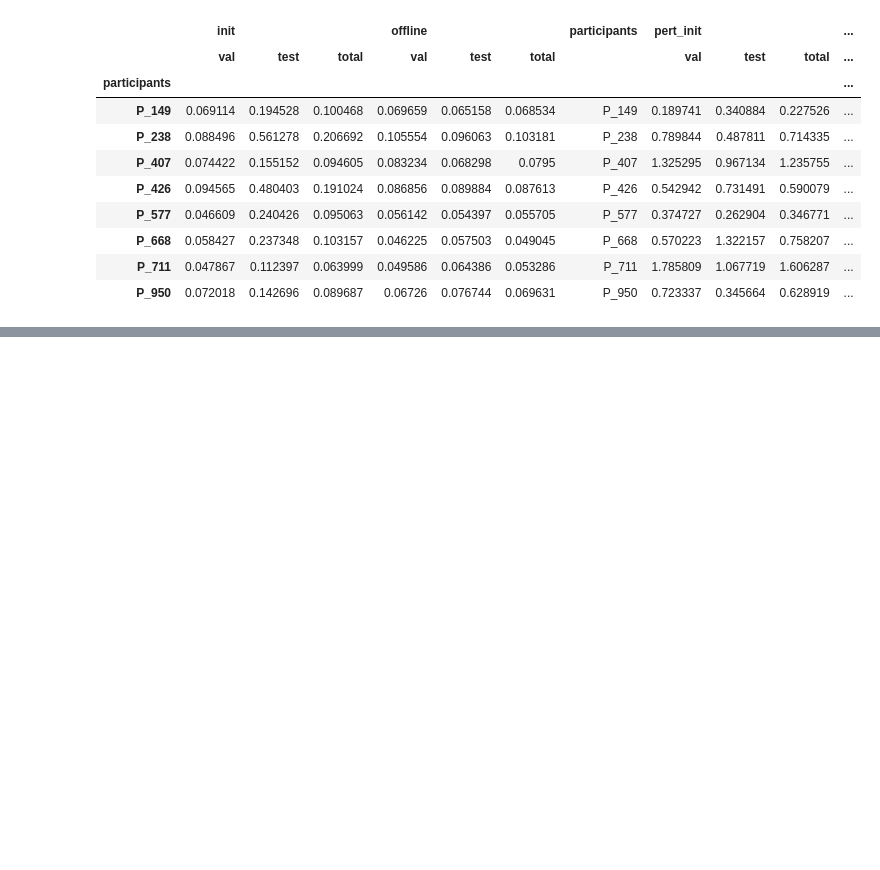
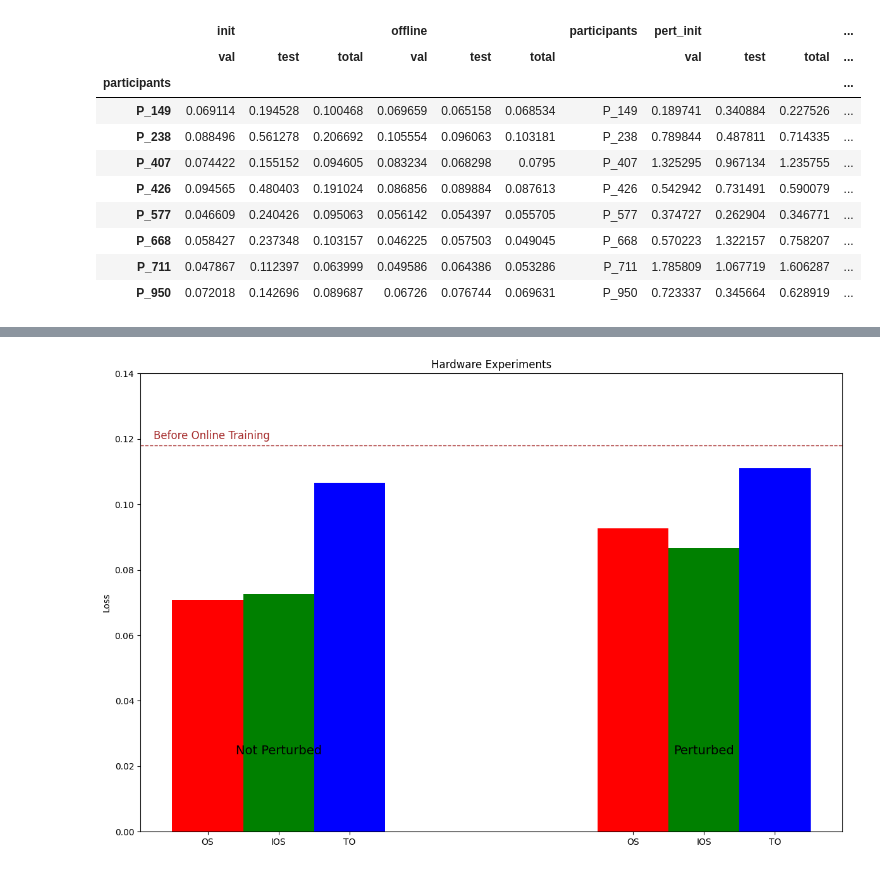
Before and after one commit to joris-gentinetta/biomech_PCP, a Jupyter notebook: paper_plots.ipynb, the cells around one changed output, grey strips where cells are left out. Cells and saved outputs as stored; diff of their text form; code cells hidden in the pictures; blank space fills up the shorter version.

Commit message:
3 plots

```diff
--- a/paper_plots.ipynb
+++ b/paper_plots.ipynb
@@ -439,0 +292,92 @@ plt.show()
+# %%
+import matplotlib.pyplot as plt
+import numpy as np
+
+# Create a figure and a single set of axes
+fig, ax = plt.subplots(figsize=(12, 8))
+
+# Set index
+df.set_index('participants', inplace=True, drop=False)
+
+# Mode to plot
+mode = 'total'
+
+# Colors and labels for the bars
+colors = {
+    'offline': 'red',
+    'interp_offline': 'green',
+    'online': 'blue',
+    'pert_offline': 'red',
+    'interp_pert_offline': 'green',
+    'pert_online': 'blue'
+}
+
+labels = {
+    'offline': 'OS',    # Offline Stream
+    'interp_offline': 'IOS', # Interpolated Offline Stream
+    'online': 'TO', # True Online
+    'pert_offline': 'OS', # Offline Stream
+    'interp_pert_offline': 'IOS', # Interpolated Offline Stream
+    'pert_online': 'TO' # True Online
+}
+
+# X positions for bars
+x_positions = np.arange(6)  # Number of bars
+bar_width = 0.15  # Width of bars
+
+# Adjust the positions to group bars
+group1_positions = x_positions[:3] * bar_width
+group2_positions = x_positions[3:] * bar_width + bar_width * 3  # Shift the second group right
+
+# Extract and plot data for 'after' values
+for idx, (key, color) in enumerate(colors.items()):
+    means_after = [df.loc[participant, (key, mode)] for participant in participants]
+    mean_after = np.mean(means_after)
+
+    # Determine the x position for the bar
+    if idx < 3:  # First group of bars
+        x_pos = group1_positions[idx]
+    else:  # Second group of bars
+        x_pos = group2_positions[idx - 3]
+
+    # Plot bars
+    ax.bar(x_pos, mean_after, width=bar_width, color=color, label=labels[key])
+
+# Calculate the mean of 'init' for the dotted horizontal line
+mean_init = np.mean([df.loc[participant, ('init', mode)] for participant in participants])
+
+# Plot dotted horizontal line for the mean of 'init' and label it
+line = ax.axhline(y=mean_init, color='brown', linestyle='--', linewidth=1, label='Before Online Training')
+ax.text(
+    x=-0.115,
+    y=mean_init * 1.01,  # Slightly above the line
+    s='Before Online Training',
+    color='brown',
+    fontsize=12,
+    ha='left',
+    va='bottom')
+
+# Set titles and labels
+ax.set_title('Hardware Experiments')
+ax.set_ylabel('Loss')
+
+# Add side titles above the bars, closer to the bottom
+ax.text(np.mean(group1_positions), np.max(ax.get_ylim()) * 0.20, 'Not Perturbed', fontsize=14, ha='center', va='center', color='black')
+ax.text(np.mean(group2_positions), np.max(ax.get_ylim()) * 0.20, 'Perturbed', fontsize=14, ha='center', va='center', color='black')
+
+# Set x-ticks and labels
+ax.set_xticks(group1_positions.tolist() + group2_positions.tolist())
+ax.set_xticklabels(labels.values(), rotation=0)
+
+# Adjust y-axis limit to be slightly higher
+y_max = np.max([df.loc[participant, (key, mode)] for key in colors.keys() for participant in participants])
+ax.set_ylim(0, 0.14)  # Increase y-limit by 10%
+
+
+# Adjust layout
+plt.tight_layout()
+
+# Show the plot
+plt.show()
+# %% [output]
+[figure, added]
```
Also changed, not shown: parts of 4 cells of this notebook, 2 other files.
